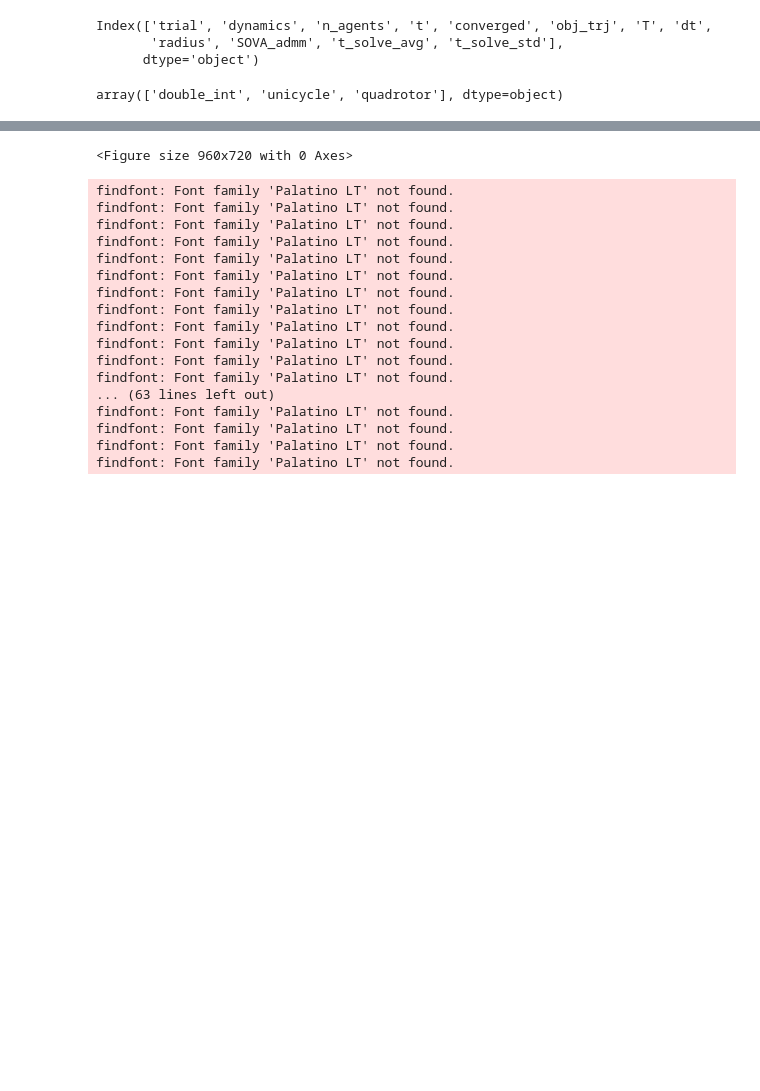
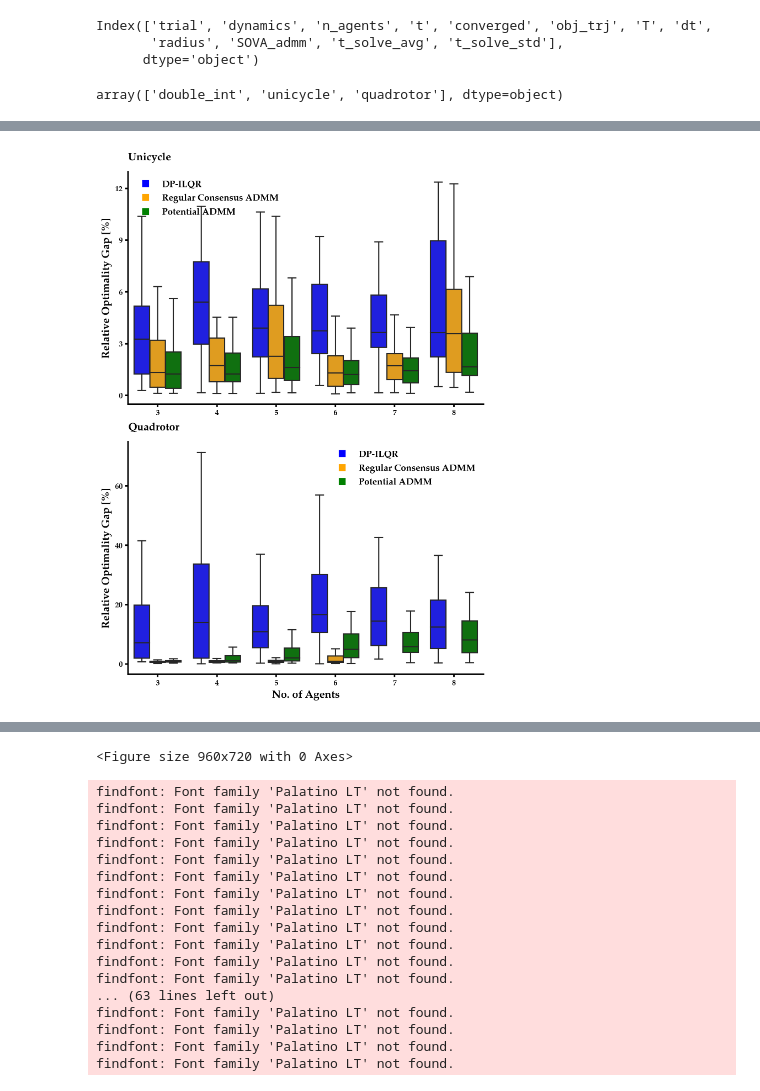
Before and after one commit to labicon/Potential-ADMM_code, a Jupyter notebook: distributed_ADMM/monte_carlo_analysis.ipynb, the cells around one changed output, grey strips where cells are left out. Cells and saved outputs as stored; diff of their text form; code cells hidden in the pictures; blank space fills up the shorter version.

```diff
--- a/distributed_ADMM/monte_carlo_analysis.ipynb
+++ b/distributed_ADMM/monte_carlo_analysis.ipynb
@@ -138,0 +333,7 @@ array([3, 4, 5, 6, 7, 8])
+# %%
+df_quadrotor = pd.DataFrame({'No. of Agents':quadrotor_n_agents,
+                             'Relative Optimality Gap':quadrotor_optimality_data,
+                             'Algorithm':method})
+# %%
+df_quadrotor = df_quadrotor.loc[df_quadrotor['Relative Optimality Gap'] >=1e-3]
+df_quadrotor['Relative Optimality Gap'] = df_quadrotor['Relative Optimality Gap'] * 100
@@ -138,0 +360,7 @@ array([3, 4, 5, 6, 7, 8])
+# %%
+df_unicycle = pd.DataFrame({'No. of Agents':unicycle_n_agents,
+                             'Relative Optimality Gap':unicycle_optimality_data,
+                             'Algorithm':method})
+# %%
+df_unicycle= df_unicycle.loc[df_unicycle['Relative Optimality Gap'] >=1e-3]
+df_unicycle['Relative Optimality Gap'] = df_unicycle['Relative Optimality Gap'] * 100
@@ -138,0 +370,65 @@ array([3, 4, 5, 6, 7, 8])
+# %%
+### Plotting optimality gaps for Unicycle and Quadrotor
+# Create a color palette for the two methods
+colors = ['blue', 'orange','green']
+
+plt.figure(dpi=150)
+fig, axes = plt.subplots(2, 1, figsize=(7, 10), dpi=200)
+
+# Explicitly set colors for each method for Unicycle
+sns.boxplot(x='No. of Agents', y='Relative Optimality Gap', data=df_unicycle, ax=axes[0], hue='Algorithm',
+            palette=colors, showfliers=False)
+sns.despine(right=True)
+axes[0].set_xlabel('')
+axes[0].set_title('Unicycle', fontname=font_family, fontsize=14, weight='bold', loc='left', pad=15)
+axes[0].set_ylabel('Relative Optimality Gap [%]',fontname=font_family,fontsize=14,weight='bold')
+# Explicitly set colors for each method for Quadrotor
+sns.boxplot(x='No. of Agents', y='Relative Optimality Gap', data=df_quadrotor, ax=axes[1], hue='Algorithm',
+            palette=colors, showfliers=False)
+sns.despine(right=True)
+axes[1].set_xlabel('No. of Agents',fontname=font_family,fontsize=14,weight='bold')
+axes[1].set_ylabel('Relative Optimality Gap [%]',fontname=font_family,fontsize=14,weight='bold')
+axes[1].set_title('Quadrotor', fontname=font_family, fontsize=14, weight='bold', loc='left', pad=15)
+
+for i in range(2):
+    labels = axes[i].get_yticklabels()
+    [label.set_fontname(font_family) for label in labels]
+    [label.set_weight('bold') for label in labels]
+
+    # Customize x-axis tick labels
+    labels_x = axes[i].get_xticklabels()
+    [label.set_fontname(font_family) for label in labels_x]
+    [label.set_weight('bold') for label in labels_x]
+
+    # Switch y-axis to log scale
+    # axes[i].set_yscale('log')
+
+# Increase linewidth of bottom and left spines for both subplots
+for axis in ['bottom', 'left']:
+    axes[0].spines[axis].set_linewidth(2.0)
+    axes[1].spines[axis].set_linewidth(2.0)
+
+# Hide top and right spines for both subplots
+for ax in axes:
+    ax.spines['top'].set_visible(False)
+    ax.spines['right'].set_visible(False)
+    # Customize tick labels
+
+
+# Increase tick width for both subplots
+for ax in axes:
+    ax.tick_params(width=2.0)
+    ax.yaxis.set_major_locator(ticker.MaxNLocator(nbins=5))
+
+# Create a custom legend with boxes for both subplots
+legend_label = ['DP-ILQR', 'Regular Consensus ADMM', 'Potential ADMM']
+
+handles = [plt.Line2D([0], [0], marker='s', color='w', label=label, markerfacecolor=color, markersize=10)
+            for label, color in zip(legend_labels1, colors)]
+axes[0].legend(loc='upper left', handles=handles, frameon=False, prop={'family': font_family, 'weight': 'bold', 'size': 12})
+axes[1].legend(loc='upper right', handles=handles, frameon=False, prop={'family': font_family, 'weight': 'bold', 'size': 12})
+
+# Show the plot (optional)
+# plt.show()
+plt.savefig('results/optimality_gaps.png', bbox_inches='tight', dpi=300, facecolor=axes[0].get_facecolor())
+# %% [output]
@@ -139 +436,2 @@ array([3, 4, 5, 6, 7, 8])
+[figure, added]
 # %%
```
Also changed, not shown: parts of 35 cells of this notebook, 2 other files.
